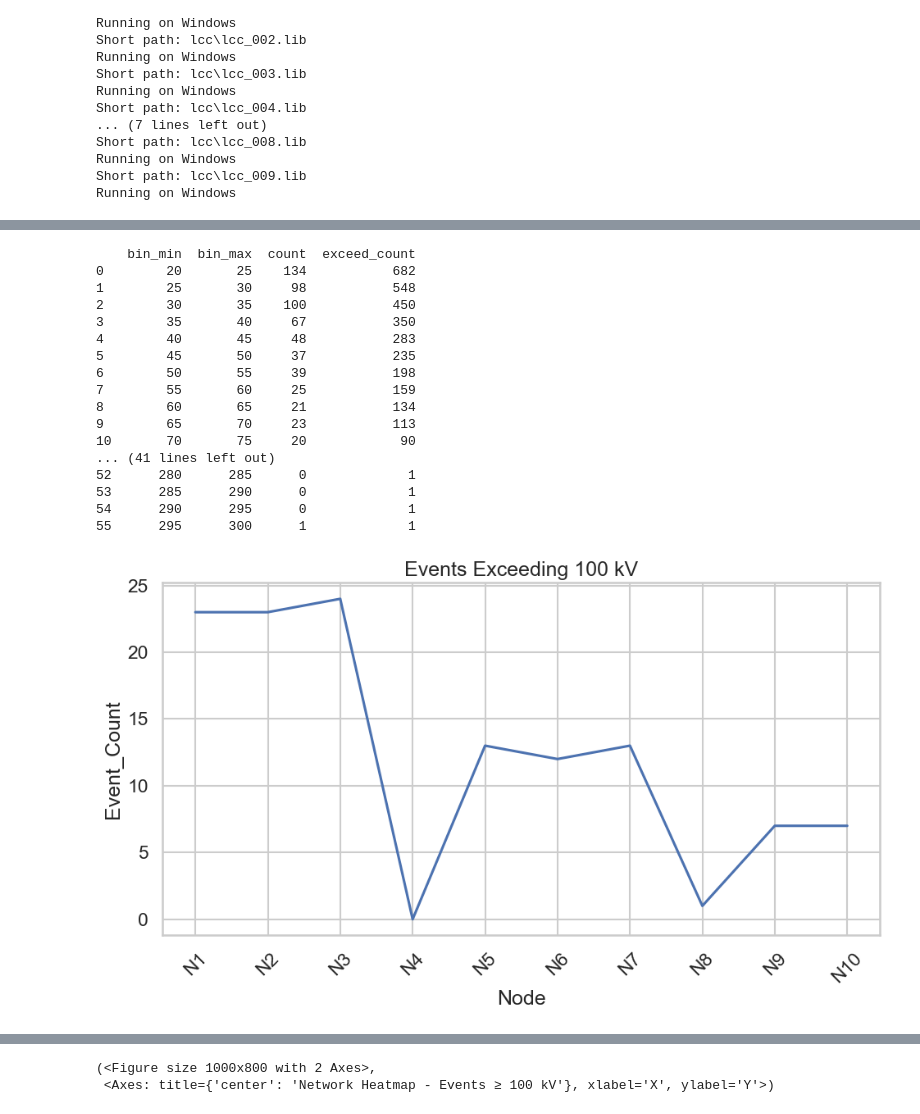
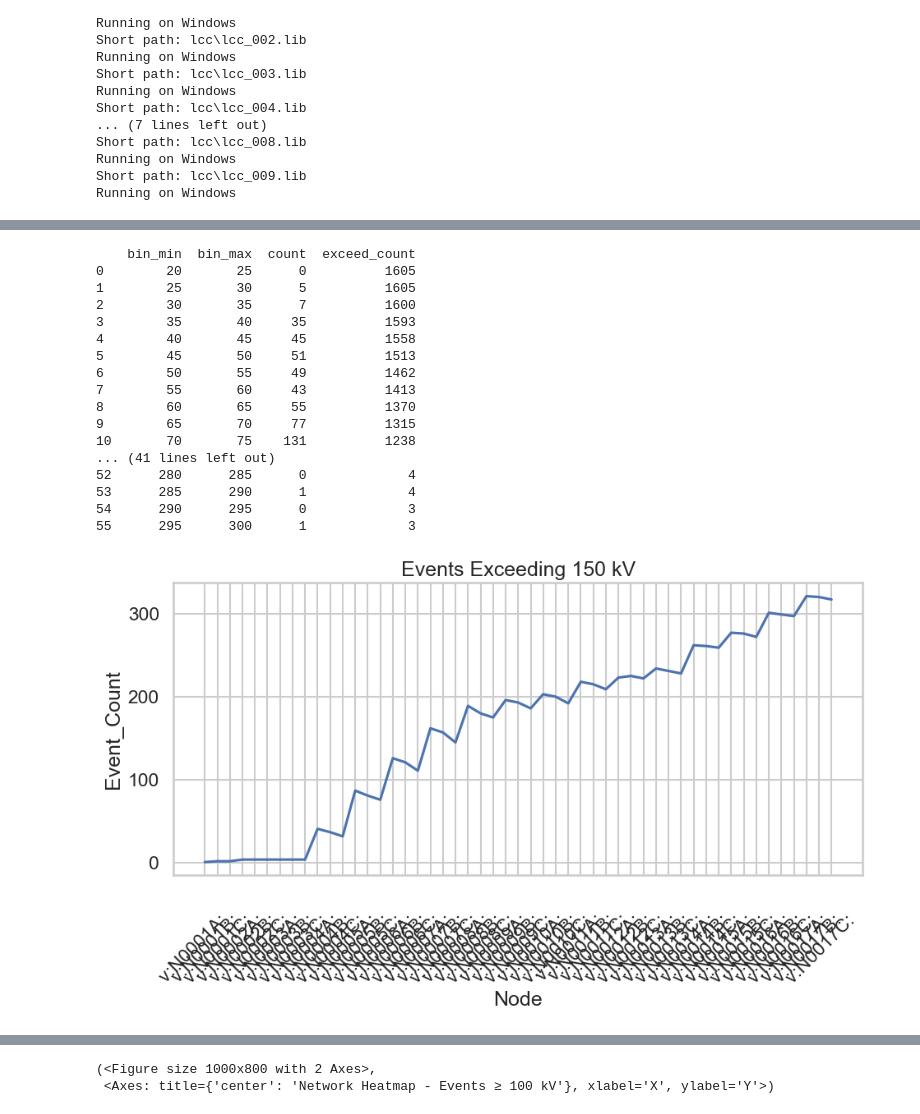
Before and after one commit to LGSTR-UNAL/yaluk_network_lib, a Jupyter notebook: plot_results.ipynb, the cells around one changed output, grey strips where cells are left out. Cells and saved outputs as stored; diff of their text form; code cells hidden in the pictures.

Commit message:
Actualización libreria plot -

```diff
--- a/plot_results.ipynb
+++ b/plot_results.ipynb
@@ -307,11 +307,14 @@ Running on Windows
 # %%
 import pandas as pd
 
-df_voltage = pd.read_csv("Test_results.csv")
-print(df_voltage.head())
-print(df_voltage.columns)
-voltage_cols = df_voltage.columns.drop("Case")
-df_voltage[voltage_cols] = df_voltage[voltage_cols] / 1000.0
-df_voltage.drop(columns=["Case"], inplace=True)
-print(df_voltage.head())
+df_voltage = pd.read_csv("resultados2.csv")
+#print(df_voltage.head())
+
+voltage_cols = df_voltage.columns
+df_voltage[voltage_cols] = df_voltage[voltage_cols]/1000.
+#df_voltage.drop(columns=["Case"], inplace=True)
+df_max = df_voltage[voltage_cols[-1]].copy()
+df_voltage.drop(columns=[voltage_cols[-1]], inplace=True, errors="ignore")
+
+print(df_max.head())
 # %% [output]
@@ -341,33 +333,34 @@ bins_dict = compute_voltage_bins(
     exceed_value=200
 )
 # %%
-node_table = bins_dict["N1"]
+node_table = bins_dict["v:N0006A:      "]
+
 print(node_table)
 # %% [output]
     bin_min  bin_max  count  exceed_count
-0        20       25    134           682
-1        25       30     98           548
-2        30       35    100           450
-3        35       40     67           350
-4        40       45     48           283
-5        45       50     37           235
-6        50       55     39           198
-7        55       60     25           159
-8        60       65     21           134
-9        65       70     23           113
-10       70       75     20            90
+0        20       25      0          1605
+1        25       30      5          1605
+2        30       35      7          1600
+3        35       40     35          1593
+4        40       45     45          1558
+5        45       50     51          1513
+6        50       55     49          1462
+7        55       60     43          1413
+8        60       65     55          1370
+9        65       70     77          1315
+10       70       75    131          1238
 ... (41 lines left out)
-52      280      285      0             1
-53      285      290      0             1
-54      290      295      0             1
-55      295      300      1             1
+52      280      285      0             4
+53      285      290      1             4
+54      290      295      0             3
+55      295      300      1             3
 # %%
 result_df = plot_exceedance_across_nodes(
     df_voltage,
-    threshold=100
+    threshold=150
 )
 # %% [output]
-[figure, old version]
+[figure, new version]
 # %%
 result_df = plot_exceedance_across_nodes(
     df_voltage,
```
Also changed, not shown: parts of 2 cells of this notebook, 28 other files.
